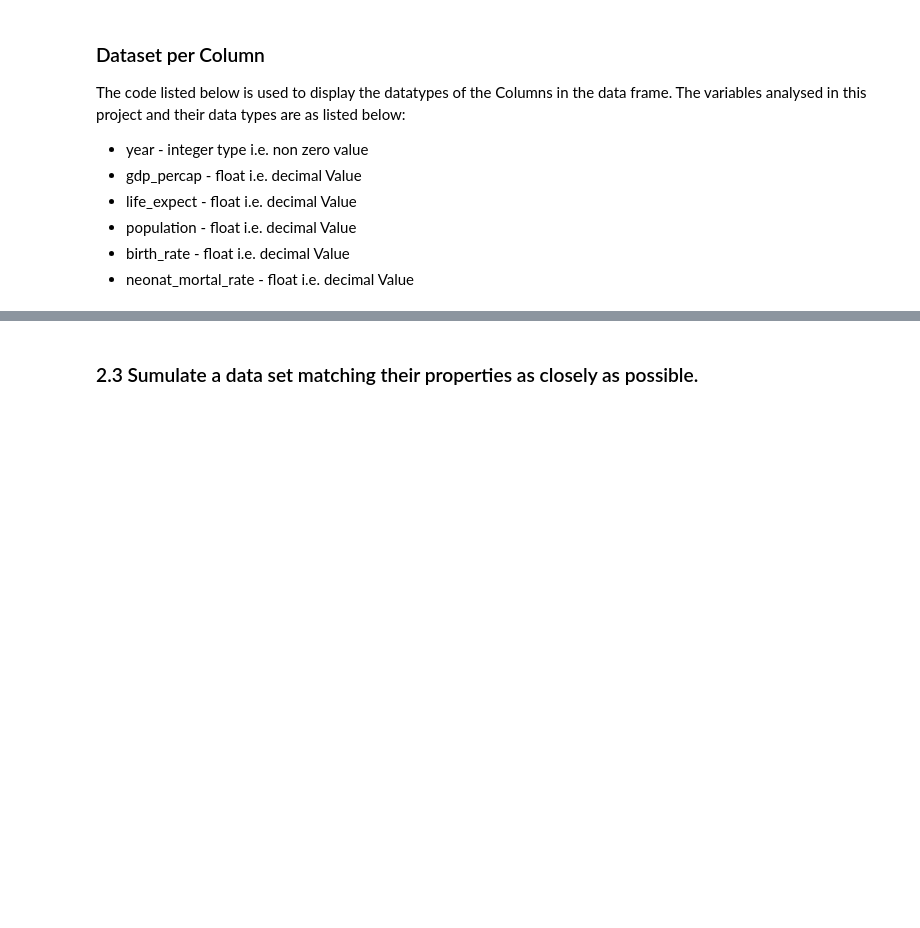
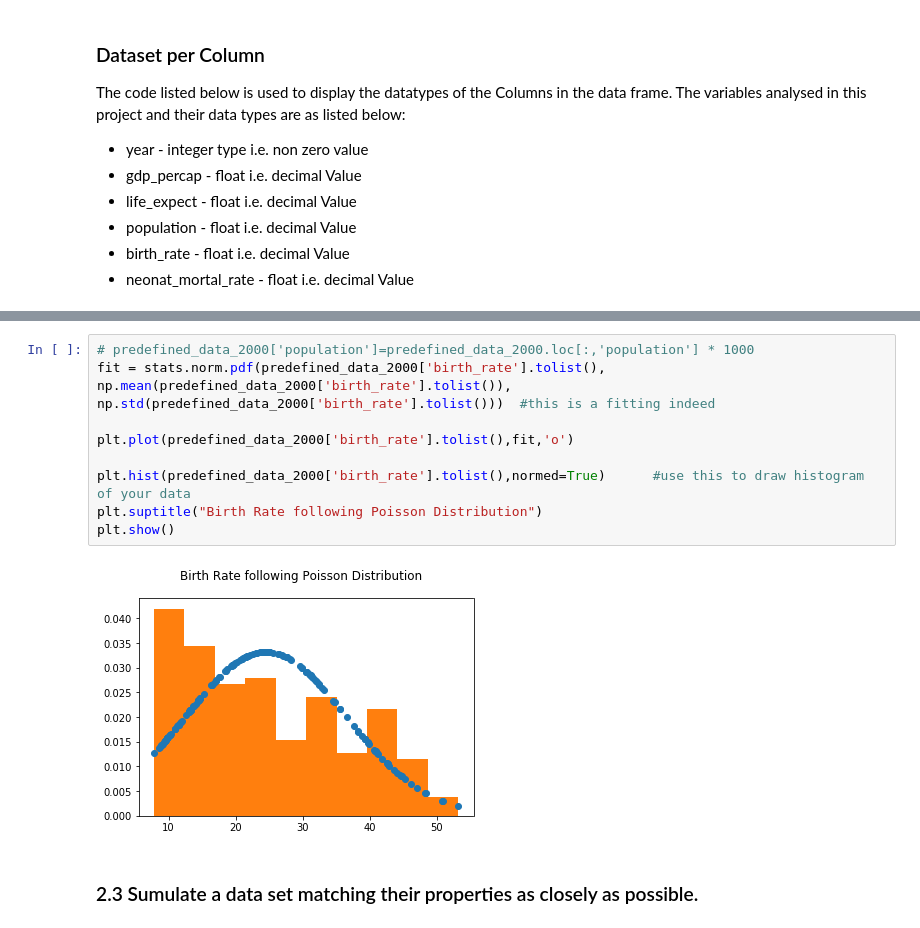
Before and after one commit to shakti230/real-world-phenomenon, a Jupyter notebook: real world phenomenom.ipynb, the cells around one changed output, grey strips where cells are left out. Drawn from its saved outputs; the diff is of its cells as text; blank space fills up the shorter version.

```diff
--- a/real world phenomenom.ipynb
+++ b/real world phenomenom.ipynb
@@ -125,3 +181,14 @@ The code listed below is used to display the datatypes of the Columns in the dat
+# %%
+# predefined_data_2000['population']=predefined_data_2000.loc[:,'population'] * 1000
+fit = stats.norm.pdf(predefined_data_2000['birth_rate'].tolist(), np.mean(predefined_data_2000['birth_rate'].tolist()), np.std(predefined_data_2000['birth_rate'].tolist()))  #this is a fitting indeed
+
+plt.plot(predefined_data_2000['birth_rate'].tolist(),fit,'o')
+
+plt.hist(predefined_data_2000['birth_rate'].tolist(),normed=True)      #use this to draw histogram of your data
+plt.suptitle("Birth Rate following Poisson Distribution")
+plt.show()
+# %% [output]
+[figure, added]
 # %% [markdown]
 ### 2.3 Sumulate a data set matching their properties as closely as possible.
 # %% [markdown]
```
Also changed, not shown: parts of 7 cells of this notebook.
